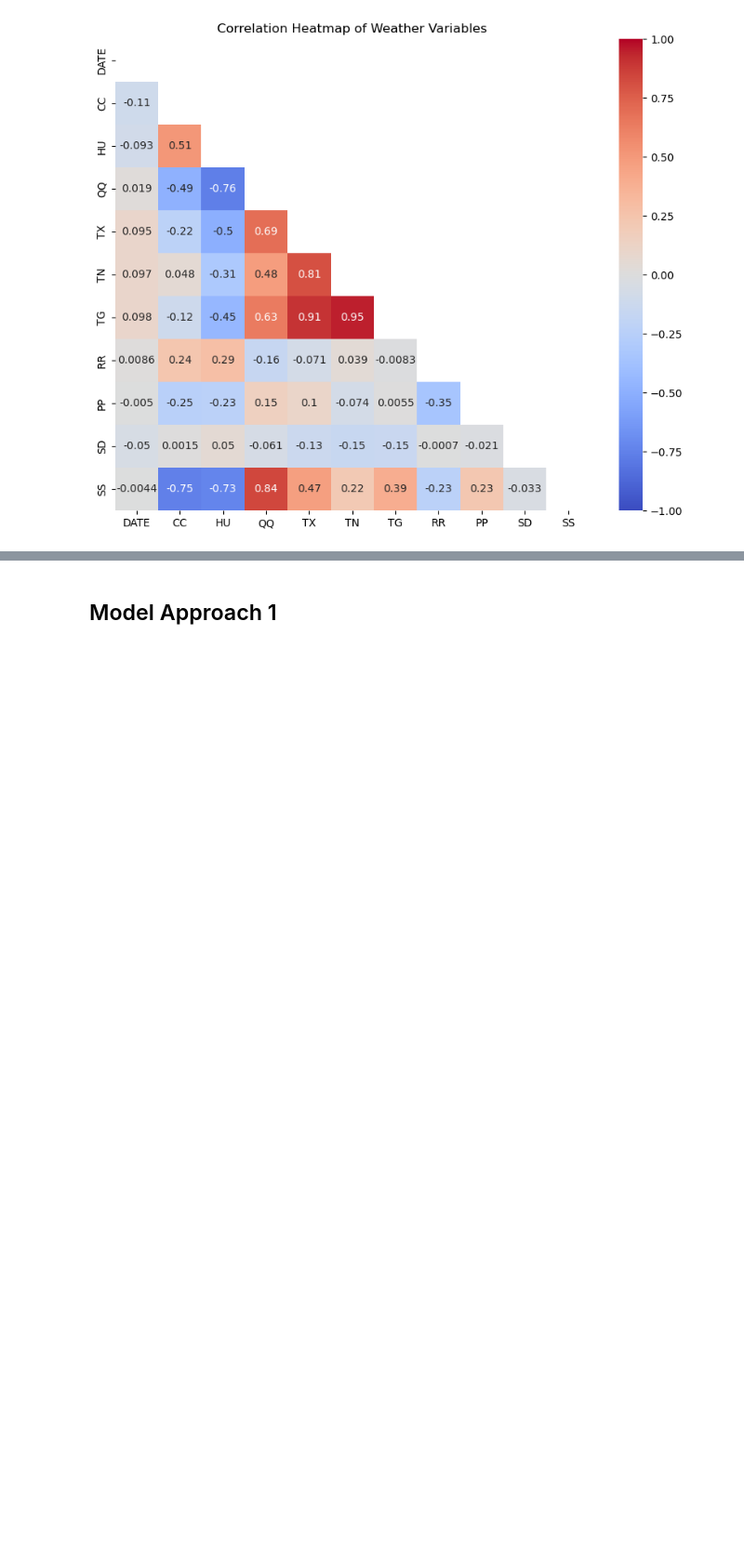
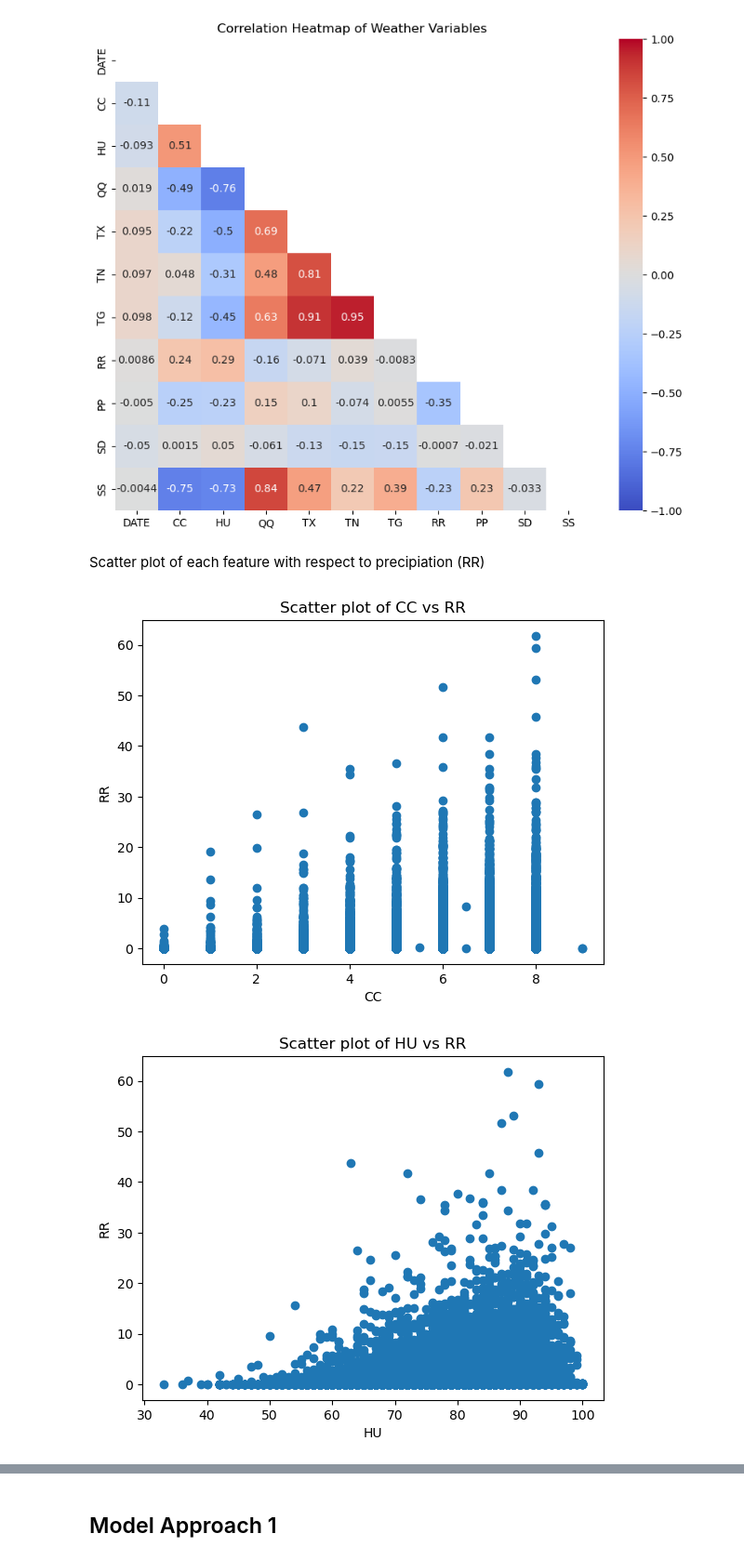
Before and after one commit to Matom23/London_Weather_EDA, a Jupyter notebook: Precipitation in London.ipynb, the cells around one changed output, grey strips where cells are left out. Shown at 93% size. Saved outputs shown, nothing was run; the diff lists cells and outputs as text; code cells hidden in the pictures; blank space fills up the shorter version.

```diff
--- a/Precipitation in London.ipynb
+++ b/Precipitation in London.ipynb
@@ -951,3 +951,15 @@ plt.title('Correlation Heatmap of Weather Variables')
 plt.show()
 # %% [output]
 [figure]
+# %% [markdown]
+Scatter plot of each feature with respect to precipiation (RR)
+# %%
+for feature in ['CC', 'HU', 'QQ', 'TX', 'TG', 'TN', 'PP', 'SD', 'SS']:
+    plt.scatter(lw_df[feature], lw_df['RR'])
+    plt.title(f'Scatter plot of {feature} vs RR')
+    plt.xlabel(feature)
+    plt.ylabel('RR')
+    plt.show()
+# %% [output]
+[figure, added]
+[figure, added]
```
Also changed, not shown: parts of 87 cells of this notebook.
